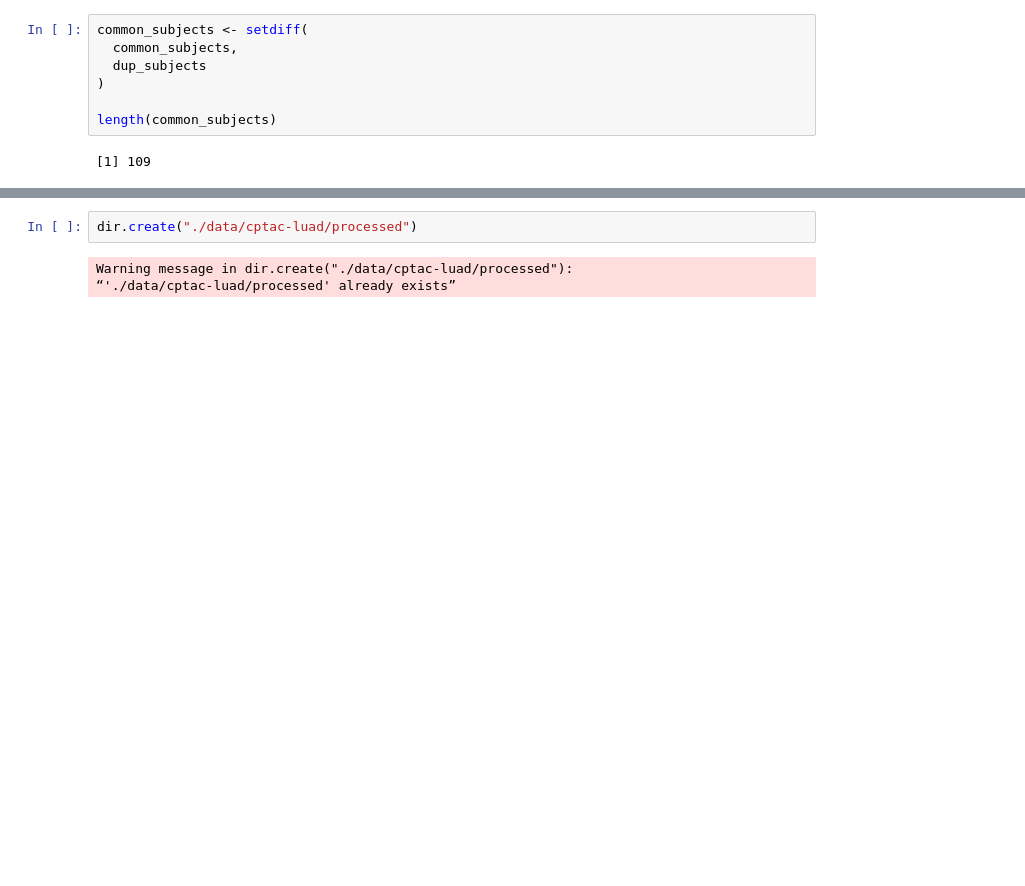
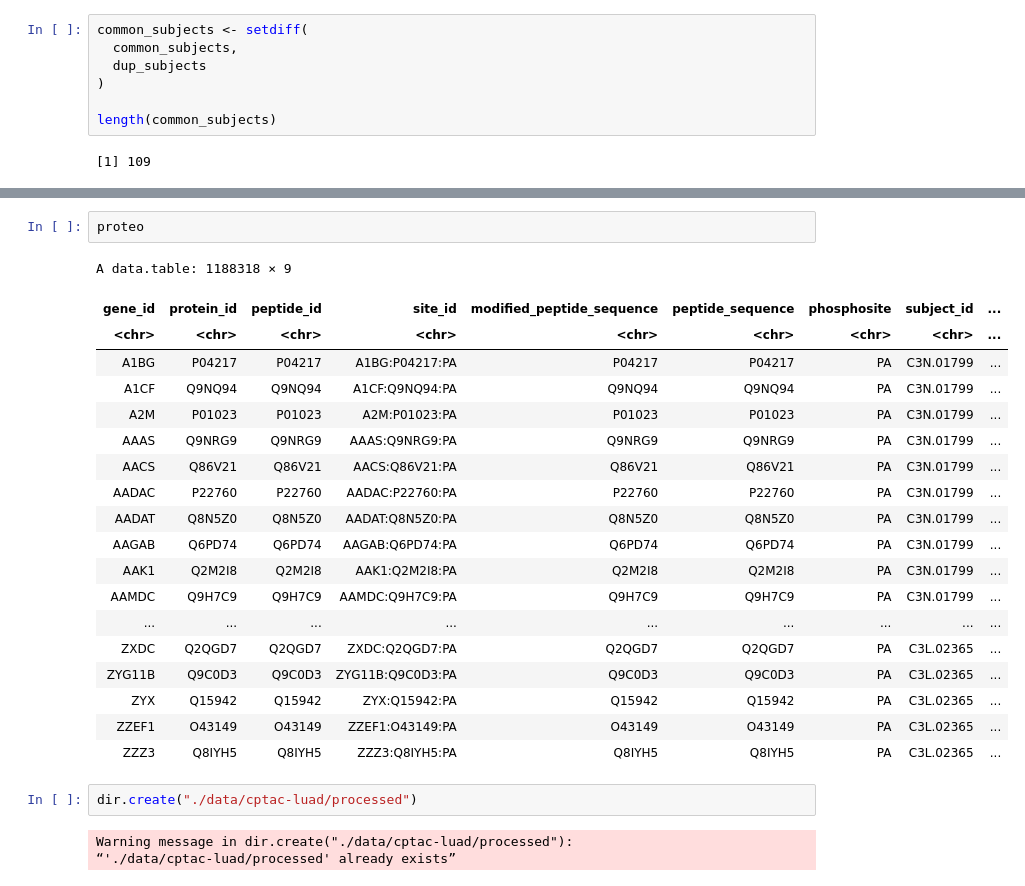
Before and after one commit to yknkns/signalfibration, a Jupyter notebook: docs/00-1_cptac-luad_data_aquisition.ipynb, the cells around one changed output, grey strips where cells are left out. Cells and saved outputs as stored; diff of their text form; blank space fills up the shorter version.

```diff
--- a/docs/00-1_cptac-luad_data_aquisition.ipynb
+++ b/docs/00-1_cptac-luad_data_aquisition.ipynb
@@ -256,3 +272,25 @@ uniqueN(proteo$run_id)
+# %%
+proteo
+# %% [output]
+A data.table: 1188318 × 9
+| gene_id | protein_id | peptide_id | site_id | modified_peptide_sequence | peptide_sequence | phosphosite | subject_id | ... |
+| <chr> | <chr> | <chr> | <chr> | <chr> | <chr> | <chr> | <chr> | ... |
+| A1BG | P04217 | P04217 | A1BG:P04217:PA | P04217 | P04217 | PA | C3N.01799 | ... |
+| A1CF | Q9NQ94 | Q9NQ94 | A1CF:Q9NQ94:PA | Q9NQ94 | Q9NQ94 | PA | C3N.01799 | ... |
+| A2M | P01023 | P01023 | A2M:P01023:PA | P01023 | P01023 | PA | C3N.01799 | ... |
+| AAAS | Q9NRG9 | Q9NRG9 | AAAS:Q9NRG9:PA | Q9NRG9 | Q9NRG9 | PA | C3N.01799 | ... |
+| AACS | Q86V21 | Q86V21 | AACS:Q86V21:PA | Q86V21 | Q86V21 | PA | C3N.01799 | ... |
+| AADAC | P22760 | P22760 | AADAC:P22760:PA | P22760 | P22760 | PA | C3N.01799 | ... |
+| AADAT | Q8N5Z0 | Q8N5Z0 | AADAT:Q8N5Z0:PA | Q8N5Z0 | Q8N5Z0 | PA | C3N.01799 | ... |
+| AAGAB | Q6PD74 | Q6PD74 | AAGAB:Q6PD74:PA | Q6PD74 | Q6PD74 | PA | C3N.01799 | ... |
+| AAK1 | Q2M2I8 | Q2M2I8 | AAK1:Q2M2I8:PA | Q2M2I8 | Q2M2I8 | PA | C3N.01799 | ... |
+| AAMDC | Q9H7C9 | Q9H7C9 | AAMDC:Q9H7C9:PA | Q9H7C9 | Q9H7C9 | PA | C3N.01799 | ... |
+| ... | ... | ... | ... | ... | ... | ... | ... | ... |
+| ZXDC | Q2QGD7 | Q2QGD7 | ZXDC:Q2QGD7:PA | Q2QGD7 | Q2QGD7 | PA | C3L.02365 | ... |
+| ZYG11B | Q9C0D3 | Q9C0D3 | ZYG11B:Q9C0D3:PA | Q9C0D3 | Q9C0D3 | PA | C3L.02365 | ... |
+| ZYX | Q15942 | Q15942 | ZYX:Q15942:PA | Q15942 | Q15942 | PA | C3L.02365 | ... |
+| ZZEF1 | O43149 | O43149 | ZZEF1:O43149:PA | O43149 | O43149 | PA | C3L.02365 | ... |
+| ZZZ3 | Q8IYH5 | Q8IYH5 | ZZZ3:Q8IYH5:PA | Q8IYH5 | Q8IYH5 | PA | C3L.02365 | ... |
 # %%
 dir.create("./data/cptac-luad/processed")
 # %% [output]
```
Also changed, not shown: parts of 5 cells of this notebook.
